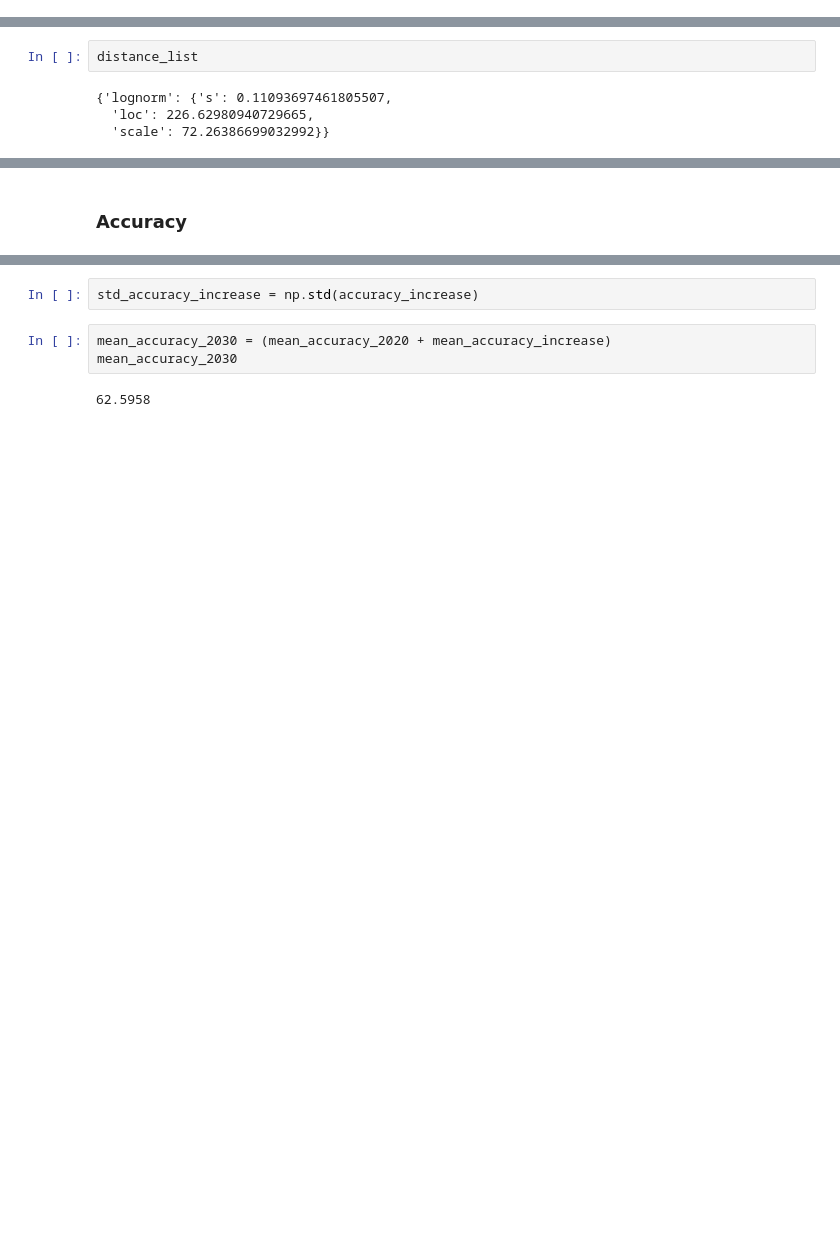
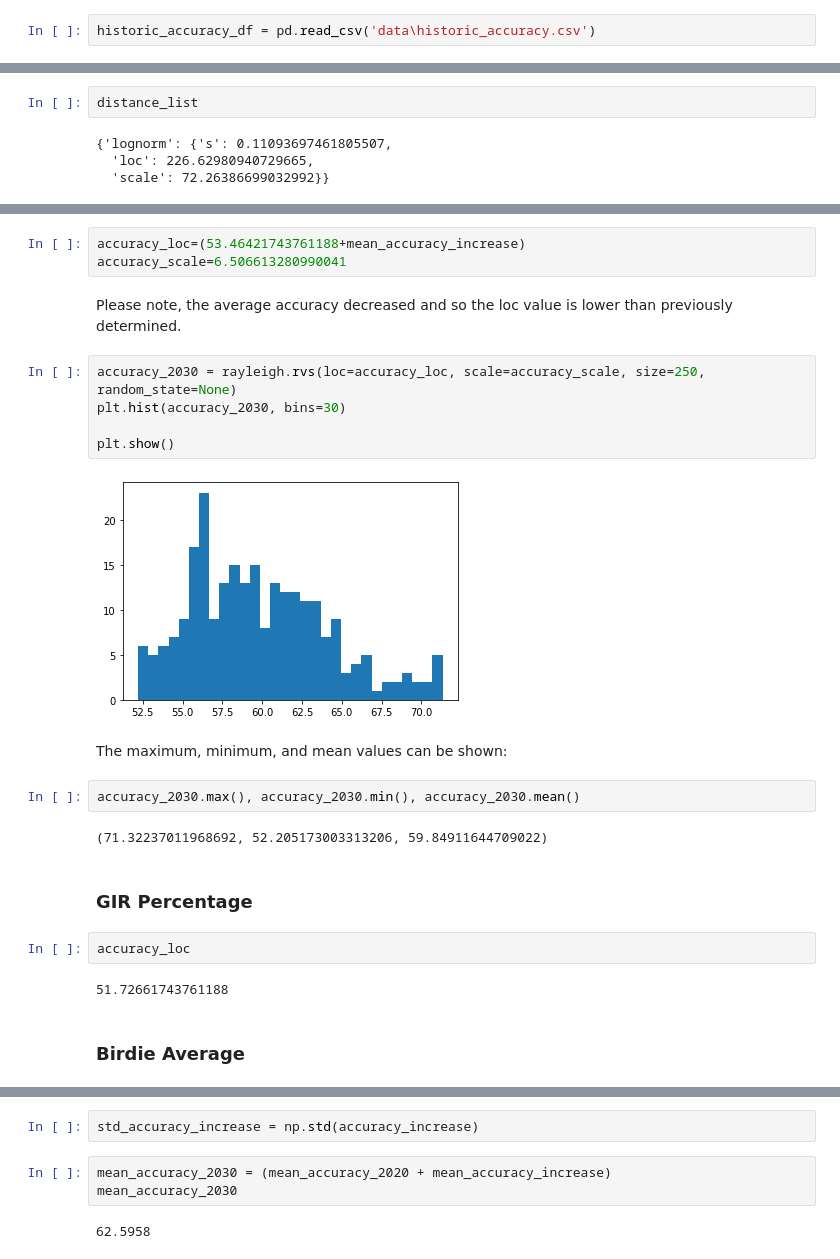
Before and after one commit to AndyWalker81/ProgrammingForDataAnalysis_Project, a Jupyter notebook: Programming_Project.ipynb, the cells around one changed output, grey strips where cells are left out. Cells and saved outputs as stored; diff of their text form; blank space fills up the shorter version.

```diff
--- a/Programming_Project.ipynb
+++ b/Programming_Project.ipynb
@@ -377,3 +371,5 @@ historic_accuracy_df = pd.read_csv('data\historic_accuracy.csv')
+# %%
+historic_accuracy_df = pd.read_csv('data\historic_accuracy.csv')
 # %%
 historic_accuracy_df = historic_accuracy_df
 historic_accuracy_df.columns = ['1990', '2000', '2010','2020']
@@ -528,2 +587,26 @@ plt.show()
+# %%
+accuracy_loc=(53.46421743761188+mean_accuracy_increase)
+accuracy_scale=6.506613280990041
+# %% [markdown]
+Please note, the average accuracy decreased and so the loc value is lower than previously determined.
+# %%
+accuracy_2030 = rayleigh.rvs(loc=accuracy_loc, scale=accuracy_scale, size=250, random_state=None)
+plt.hist(accuracy_2030, bins=30)
+
+plt.show()
+# %% [output]
+[figure, added]
+# %% [markdown]
+The maximum, minimum, and mean values can be shown:
+# %%
+accuracy_2030.max(), accuracy_2030.min(), accuracy_2030.mean()
+# %% [output]
+(71.32237011968692, 52.205173003313206, 59.84911644709022)
+# %% [markdown]
+### GIR Percentage
+# %%
+accuracy_loc
+# %% [output]
+51.72661743761188
 # %% [markdown]
-### Accuracy
+### Birdie Average
```
Also changed, not shown: parts of 48 cells of this notebook.
